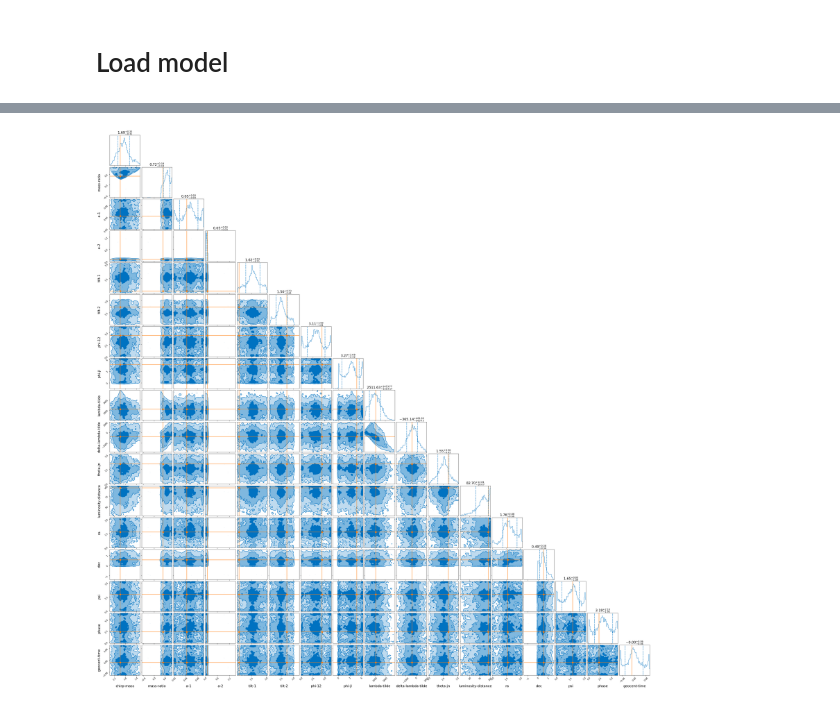
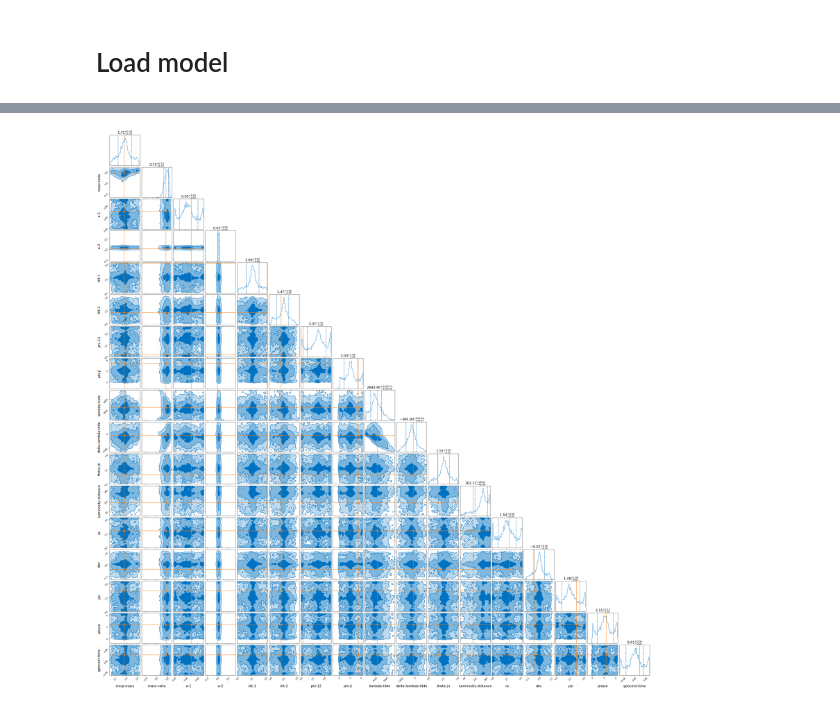
Before and after one commit to MarinerQ/river, a Jupyter notebook: scripts/sampling.ipynb, the cells around one changed output, grey strips where cells are left out. Cells and saved outputs as stored; diff of their text form; code cells hidden in the pictures.

```diff
--- a/scripts/sampling.ipynb
+++ b/scripts/sampling.ipynb
@@ -274,4 +288,7 @@ result = result_list[0]
+# %%
+look_index = 2
+result = result_list[look_index]
 # %%
-fig = result.plot_corner(parameters=result.injection_parameters, save=False, filename = f"{config_path}/corner1.png")
+fig = result.plot_corner(parameters=result.injection_parameters, save=False, filename = f"{config_path}/corner{look_index}.png")
 # %% [output]
-[figure, old version]
+[figure, new version]
```
Also changed, not shown: parts of 14 cells of this notebook, 9 other files.
